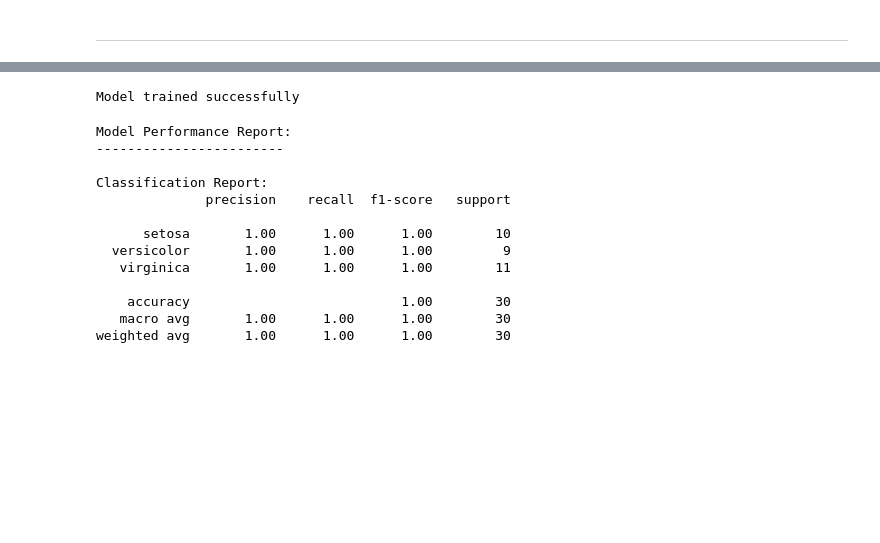
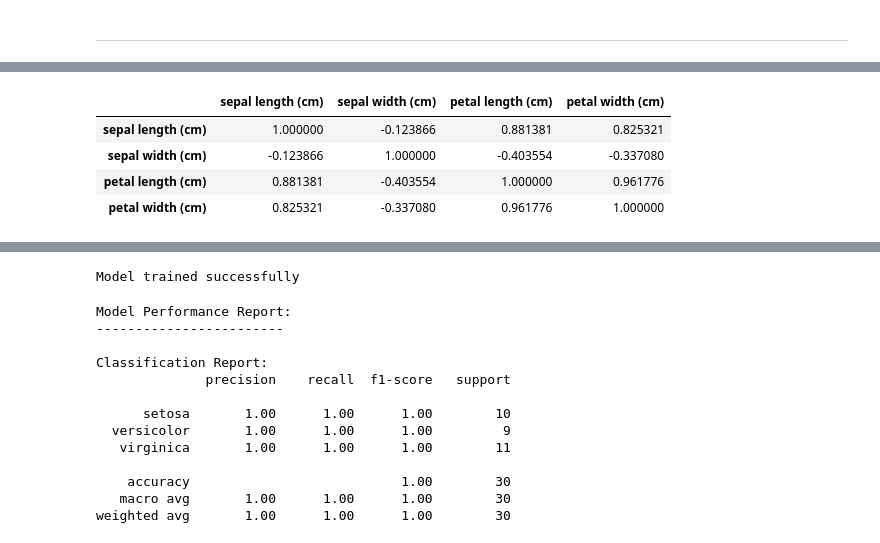
Before and after one commit to Yousfshah/Kaggle_Projects, a Jupyter notebook: Iris_Project/iris_classification.ipynb, the cells around one changed output, grey strips where cells are left out. Cells and saved outputs as stored; diff of their text form; code cells hidden in the pictures; blank space fills up the shorter version.

```diff
--- a/Iris_Project/iris_classification.ipynb
+++ b/Iris_Project/iris_classification.ipynb
@@ -393,0 +407,12 @@ After Cleaning Data There are 145 rows and 5 columns
+# %%
+# Calculate the correlation matrix excluding the 'species' column
+correlation_matrix = iris_df.drop(columns=['species']).corr()
+
+# Display the correlation matrix
+correlation_matrix
+# %% [output]
+|  | sepal length (cm) | sepal width (cm) | petal length (cm) | petal width (cm) |
+| sepal length (cm) | 1.000000 | -0.123866 | 0.881381 | 0.825321 |
+| sepal width (cm) | -0.123866 | 1.000000 | -0.403554 | -0.337080 |
+| petal length (cm) | 0.881381 | -0.403554 | 1.000000 | 0.961776 |
+| petal width (cm) | 0.825321 | -0.337080 | 0.961776 | 1.000000 |
```
Also changed, not shown: parts of 14 cells of this notebook.
